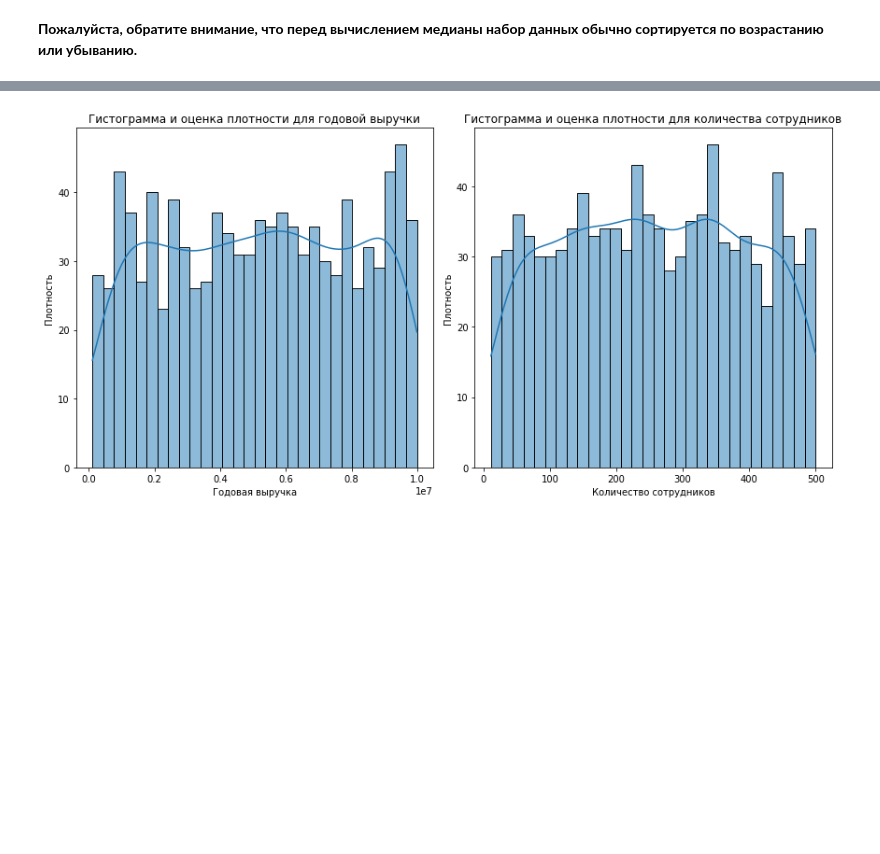
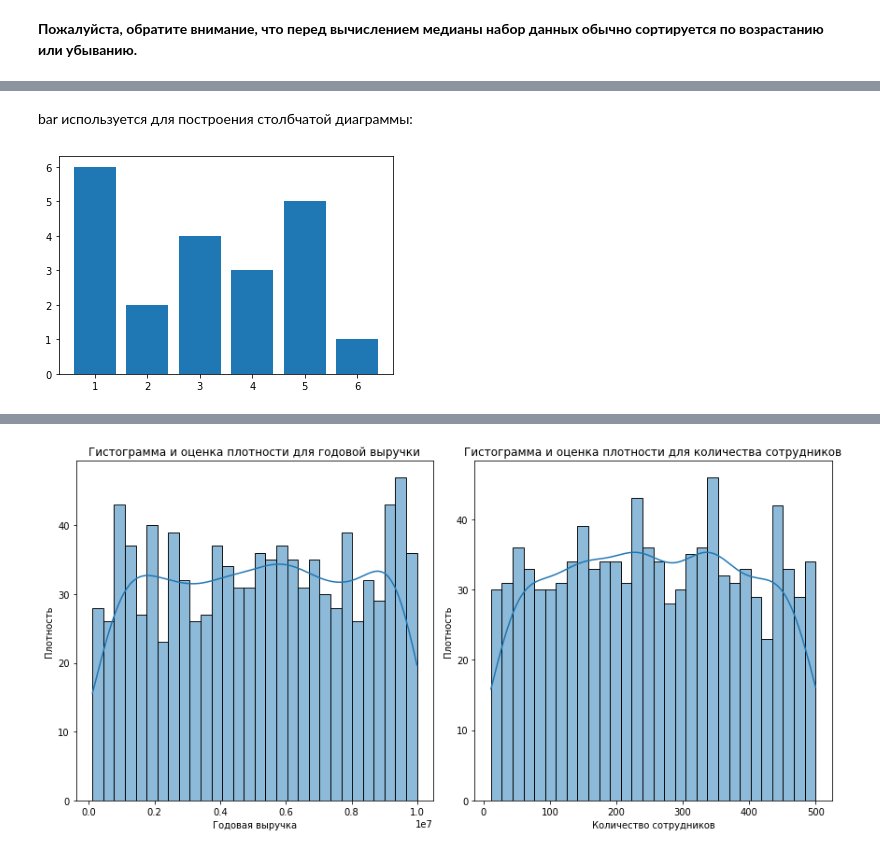
Before and after one commit to a-berezhkov/nto, a Jupyter notebook: NTO.ipynb, the cells around one changed output, grey strips where cells are left out. Drawn from its saved outputs; the diff is of its cells as text; code cells hidden in the pictures; blank space fills up the shorter version.

```diff
--- a/NTO.ipynb
+++ b/NTO.ipynb
@@ -115,0 +175,11 @@ import seaborn as sns
+# %% [markdown]
+ bar используется для построения столбчатой диаграммы:
+# %%
+plt.bar(
+    [1, 2, 3, 4, 5, 6],      # << X координаты центров столбцов.
+    [6, 2, 4, 3, 5, 1]       # << Высоты столбцов.
+)
+
+plt.show()
+# %% [output]
+[figure, added]
```
Also changed, not shown: parts of 34 cells of this notebook.
